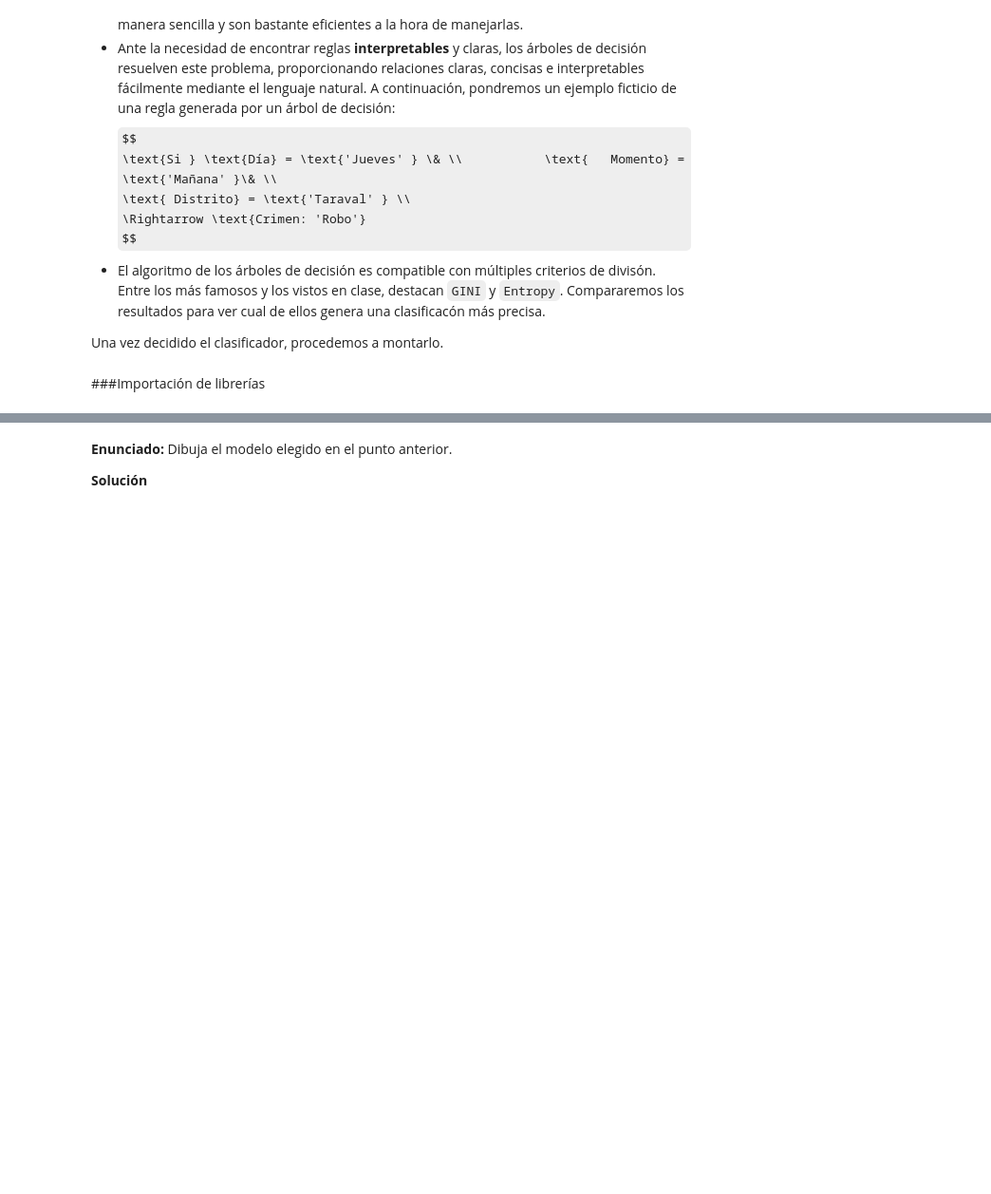
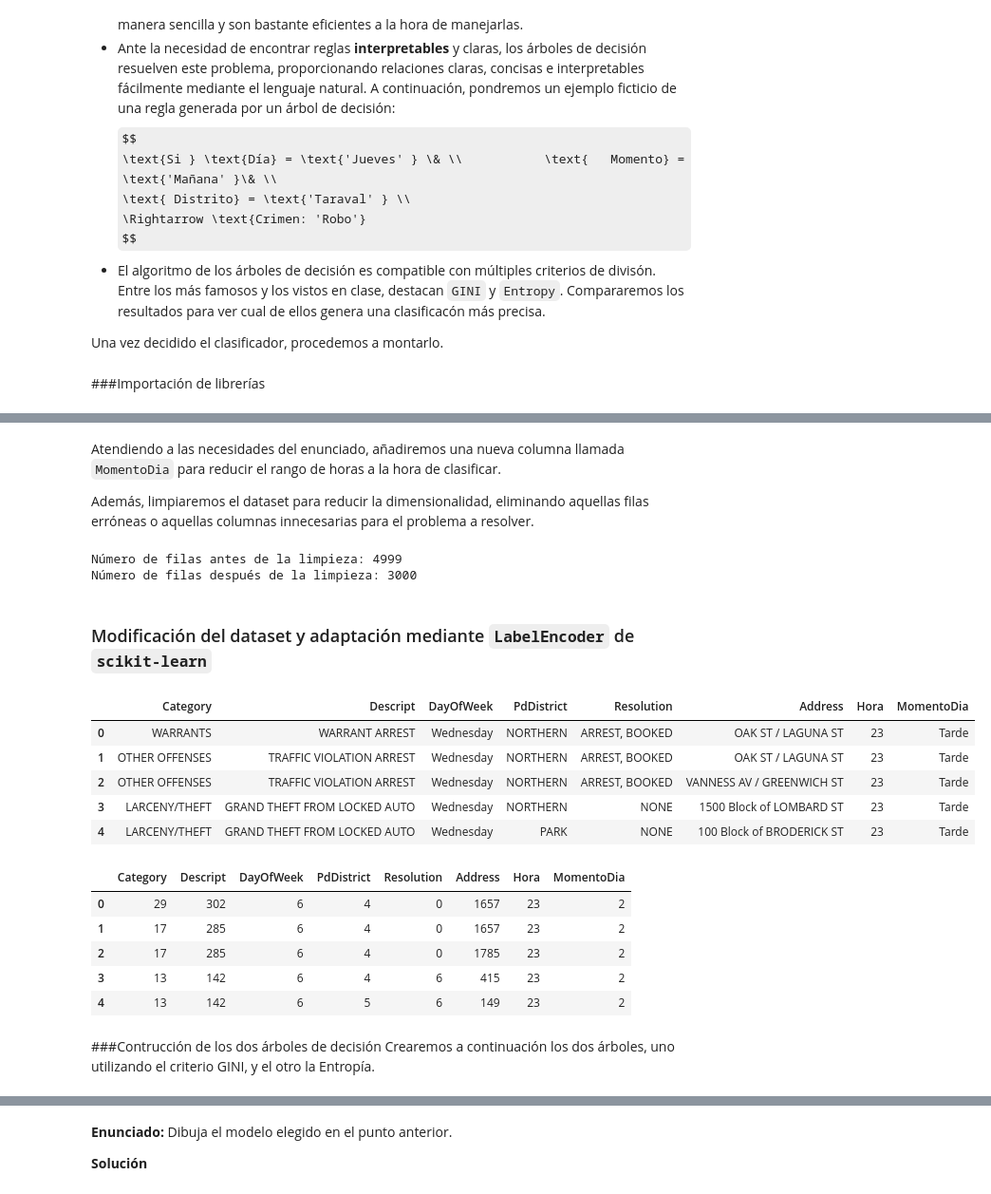
Before and after one commit to Carmoruda/Data_Mining, a Jupyter notebook: LAB03/Practica_2_GRUPOC5.ipynb, the cells around one changed output, grey strips where cells are left out. Shown at 95% size. Cells and saved outputs as stored; diff of their text form; code cells hidden in the pictures; some formulas as TeX source; blank space fills up the shorter version.

```diff
--- a/LAB03/Practica_2_GRUPOC5.ipynb
+++ b/LAB03/Practica_2_GRUPOC5.ipynb
@@ -52,0 +40,76 @@ df = pd.read_csv('./data/sf_crimenes.csv')
+# %% [markdown]
+Atendiendo a las necesidades del enunciado, añadiremos una nueva columna llamada `MomentoDia` para reducir el rango de horas a la hora de clasificar.
+
+Además, limpiaremos el dataset para reducir la dimensionalidad, eliminando aquellas filas erróneas o aquellas columnas innecesarias para el problema a resolver.
+# %%
+df = pd.read_csv('./data/sf_crimenes.csv')
+
+print(f"Número de filas antes de la limpieza: {len(df)}")
+
+#0.1 Eliminamos aquellas columnas irrelevantes, como son X e Y,
+# ya que teniendo info del Distrito y la Calle es suficiente para ubicar el Crimen
+columnas_a_eliminar = [
+    'X', 'Y'
+]
+df.drop(columns=columnas_a_eliminar, inplace=True, errors='ignore')
+
+#0.2 Conservamos las filas en las que el atributo de clase sea no nulo.
+df = df[df['Category'].notna()]
+
+print(f"Número de filas después de la limpieza: {len(df)}")
+# %% [output]
+Número de filas antes de la limpieza: 4999
+Número de filas después de la limpieza: 3000
+# %% [markdown]
+### Modificación del dataset y adaptación mediante `LabelEncoder` de `scikit-learn`
+# %%
+#1. Convertimos el atributo Dates a formato Datetime
+# para poder trabajar con las horas y establecer el Momento del Día en que se produjo el crimer
+df['Dates'] = pd.to_datetime(df['Dates'])
+df['Hora'] = df['Dates'].dt.hour
+
+#2.1 Clasificamos según la hora en un momento u otro
+def clasificar_momento(hora):
+    if 0 <= hora < 8:
+        return 'Noche'
+    elif 8 <= hora < 16:
+        return 'Mañana'
+    else:
+        return 'Tarde'
+
+df['MomentoDia'] = df['Hora'].apply(clasificar_momento)
+
+#2.2 Eliminamos Dates, ya que nos es prescindible después de obtener el MomentoDia
+df.drop(columns='Dates', inplace=True, errors='ignore')
+
+for columna in df.select_dtypes(include='object').columns:
+    df[columna] = df[columna].fillna('unknown')
+
+display(df.head())
+
+#3. Codificamos las variables categóricas con OneHotEncoder, de scikitlearn.
+label_encoders = {}
+for columna in df.select_dtypes(include='object').columns:
+    label_encoder = LabelEncoder()
+    df[columna] = label_encoder.fit_transform(df[columna])
+    label_encoders[columna] = label_encoder
+display(df.head())
+#4. Aplicamos la transofrmación de categorías a números
+X = df.drop(columns=['Category'])
+y = df['Category'].factorize()[0]
+# %% [output]
+|  | Category | Descript | DayOfWeek | PdDistrict | Resolution | Address | Hora | MomentoDia |
+| 0 | WARRANTS | WARRANT ARREST | Wednesday | NORTHERN | ARREST, BOOKED | OAK ST / LAGUNA ST | 23 | Tarde |
+| 1 | OTHER OFFENSES | TRAFFIC VIOLATION ARREST | Wednesday | NORTHERN | ARREST, BOOKED | OAK ST / LAGUNA ST | 23 | Tarde |
+| 2 | OTHER OFFENSES | TRAFFIC VIOLATION ARREST | Wednesday | NORTHERN | ARREST, BOOKED | VANNESS AV / GREENWICH ST | 23 | Tarde |
+| 3 | LARCENY/THEFT | GRAND THEFT FROM LOCKED AUTO | Wednesday | NORTHERN | NONE | 1500 Block of LOMBARD ST | 23 | Tarde |
+| 4 | LARCENY/THEFT | GRAND THEFT FROM LOCKED AUTO | Wednesday | PARK | NONE | 100 Block of BRODERICK ST | 23 | Tarde |
+|  | Category | Descript | DayOfWeek | PdDistrict | Resolution | Address | Hora | MomentoDia |
+| 0 | 29 | 302 | 6 | 4 | 0 | 1657 | 23 | 2 |
+| 1 | 17 | 285 | 6 | 4 | 0 | 1657 | 23 | 2 |
+| 2 | 17 | 285 | 6 | 4 | 0 | 1785 | 23 | 2 |
+| 3 | 13 | 142 | 6 | 4 | 6 | 415 | 23 | 2 |
+| 4 | 13 | 142 | 6 | 5 | 6 | 149 | 23 | 2 |
+# %% [markdown]
+###Contrucción de los dos árboles de decisión
+Crearemos a continuación los dos árboles, uno utilizando el criterio GINI, y el otro la Entropía.
```
Also changed, not shown: parts of 11 cells of this notebook.
